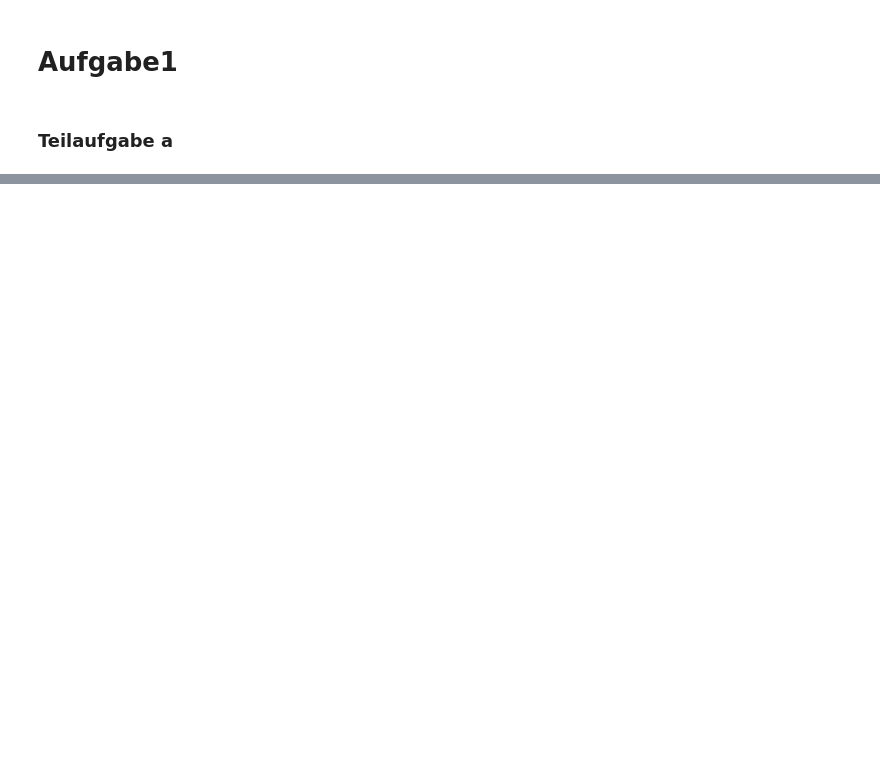
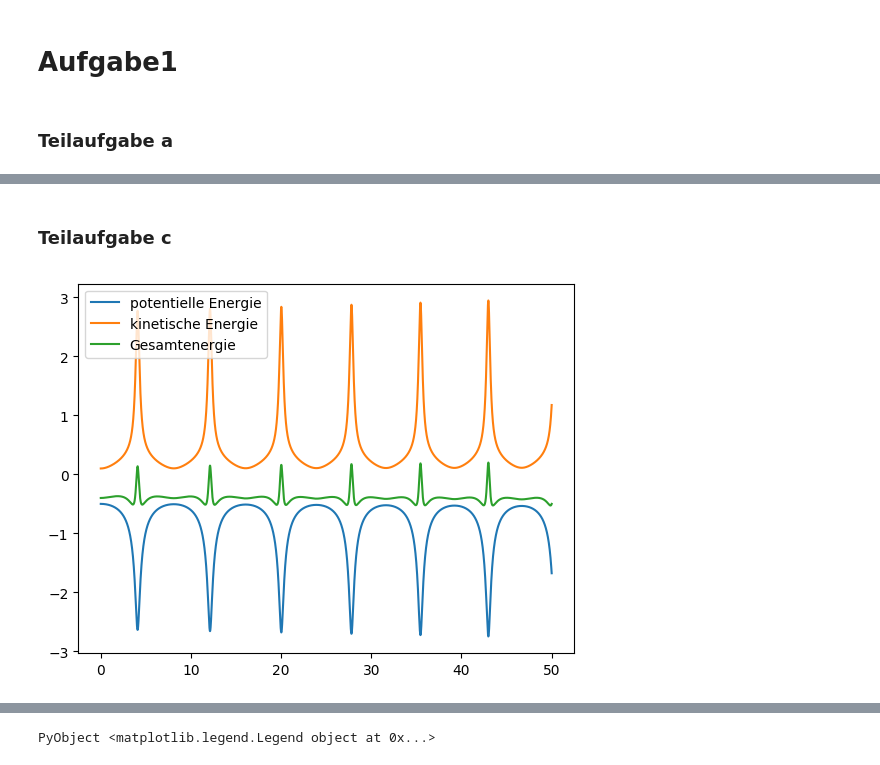
Before and after one commit to jasemi/Computerphysik-ss17-Uebungen, a Jupyter notebook: Uebung-6/Uebung6.ipynb, the cells around one changed output, grey strips where cells are left out. Cells and saved outputs as stored; diff of their text form; code cells hidden in the pictures; blank space fills up the shorter version.

```diff
--- a/Uebung-6/Uebung6.ipynb
+++ b/Uebung-6/Uebung6.ipynb
@@ -72,0 +75,26 @@ for
+# %% [markdown]
+### Teilaufgabe c
+# %%
+function pot_energy(r)
+    E_pot = Array(Float64, length(r))
+    for i in 1:length(E_pot)
+        E_pot[i] = -1/r[i]
+    end
+    return E_pot
+end
+function kin_energy(dx, dy)
+    E_kin = Array(Float64, length(dx))
+    for i in 1:length(E_pot)
+        E_kin[i] = .5*sqrt(dx[i]^2+dy[i]^2)
+    end
+    return E_kin
+end
+
+E_kin = kin_energy(dr, dphi)
+E_pot = pot_energy(r)
+plot(t, E_pot, label="potentielle Energie")
+plot(t, E_kin, label="kinetische Energie")
+plot(t, E_kin+E_pot, label="Gesamtenergie")
+legend()
+# %% [output]
+[figure, added]
@@ -72,0 +103 @@ for
+PyObject <matplotlib.legend.Legend object at 0x...>
```
Also changed, not shown: parts of 9 cells of this notebook, 1 other file.
